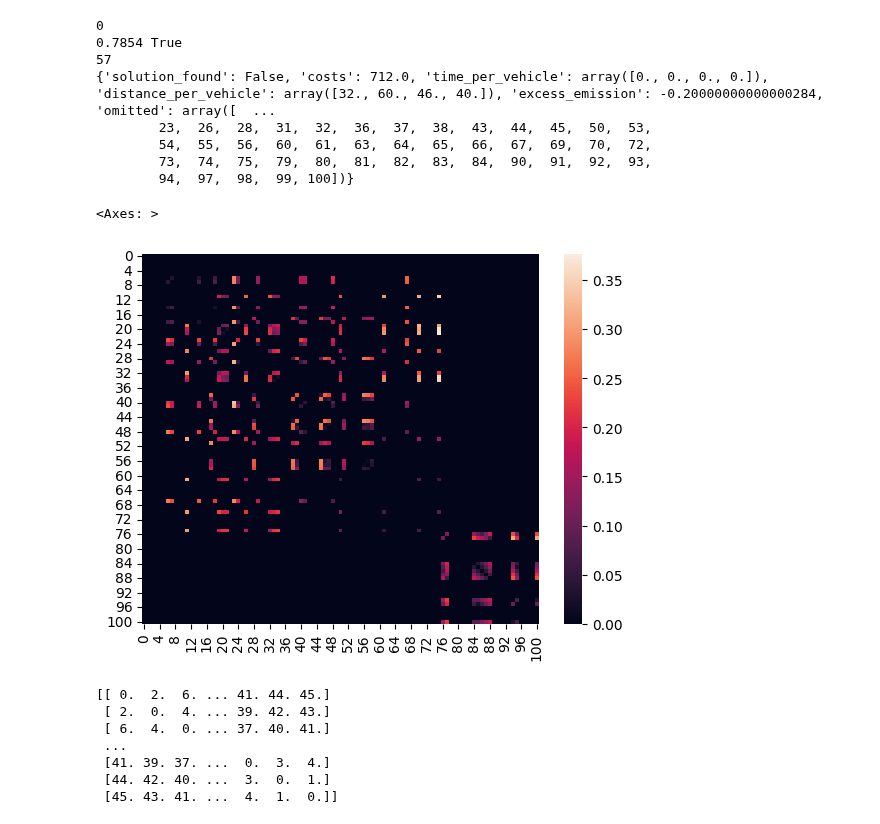
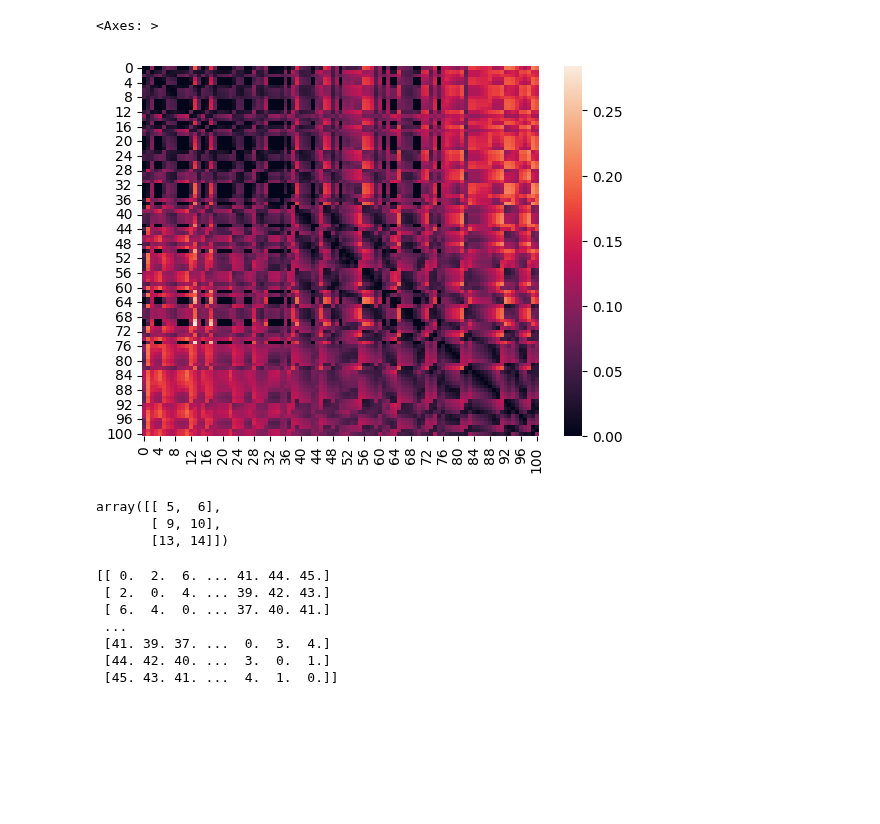
Before and after one commit to Farid-Najar/TransportersDilemma, a Jupyter notebook: RL/notebook.ipynb, the cells around one changed output. Saved outputs shown, nothing was run; the diff lists cells and outputs as text; code cells hidden in the pictures; blank space fills up the shorter version.

```diff
--- a/RL/notebook.ipynb
+++ b/RL/notebook.ipynb
@@ -35,35 +35,34 @@ env = RemoveActionEnv(game = g, saved_routes = routes, saved_dests=dests,
 # %%
 env = RemoveActionEnv(game = g, saved_routes = routes, saved_dests=dests,
                     #   obs_mode='action',
                     action_mode = 'destinations',
-                    obs_mode = 'distance_matrix',
+                    obs_mode = 'cost_matrix',
                       change_instance = False, rewards_mode='normalized_terminal', instance_id = 0)
 obs, _ = env.reset()
-# print(np.argmax(obs.mean(0)))
-# print(obs.mean(0))
-print(env.t)
-actions = np.argsort(obs[0].mean(0)) -1
-a = 1
-while True:
-    a += 1
-    obs, r, d, _, info = env.step(actions[-a])
-    if d:
-        break
-print(r, d)
-print(env.t)
-print(info)
+# # print(np.argmax(obs.mean(0)))
+# # print(obs.mean(0))
+# print(env.t)
+# actions = np.argsort(obs[0].mean(0)) -1
+# a = 1
+# while True:
+#     a += 1
+#     obs, r, d, _, info = env.step(actions[-a])
+#     if d:
+#         break
+# print(r, d)
+# print(env.t)
+# print(info)
 sns.heatmap(obs[0])
 # %% [output]
-0
-0.7854 True
-57
-{'solution_found': False, 'costs': 712.0, 'time_per_vehicle': array([0., 0., 0., 0.]), 'distance_per_vehicle': array([32., 60., 46., 40.]), 'excess_emission': -0.20000000000000284, 'omitted': array([  ...
-        23,  26,  28,  31,  32,  36,  37,  38,  43,  44,  45,  50,  53,
-        54,  55,  56,  60,  61,  63,  64,  65,  66,  67,  69,  70,  72,
-        73,  74,  75,  79,  80,  81,  82,  83,  84,  90,  91,  92,  93,
-        94,  97,  98,  99, 100])}
+<Axes: >
-<Axes: >
-[figure, old version]
+[figure, new version]
+# %%
+A = np.arange(100).reshape(25, 4)
+A[np.ix_([1, 2, 3], [1,2])]
+# %% [output]
+array([[ 5,  6],
+       [ 9, 10],
+       [13, 14]])
 # %%
 env.reset()
 print(g.distance_matrix)
```
Also changed, not shown: 30 other files.
